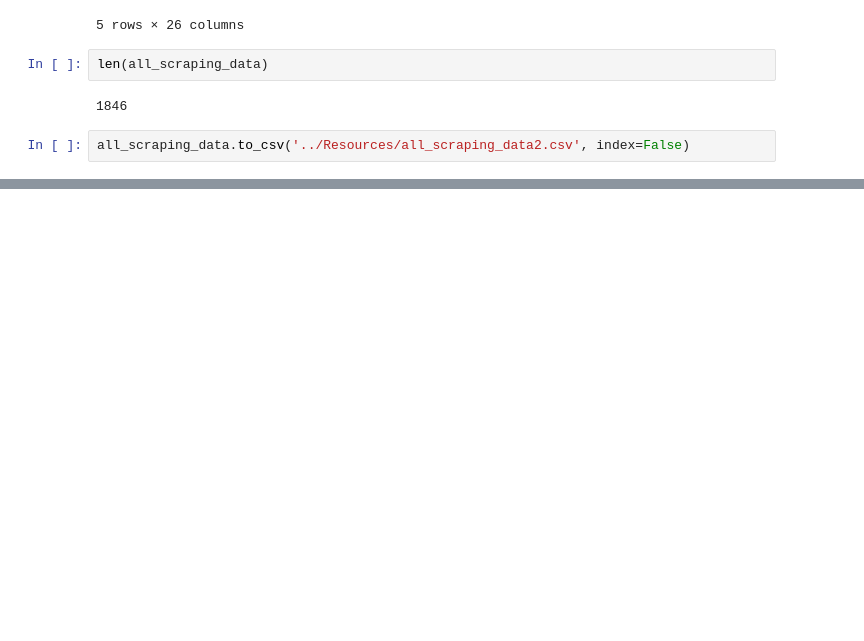
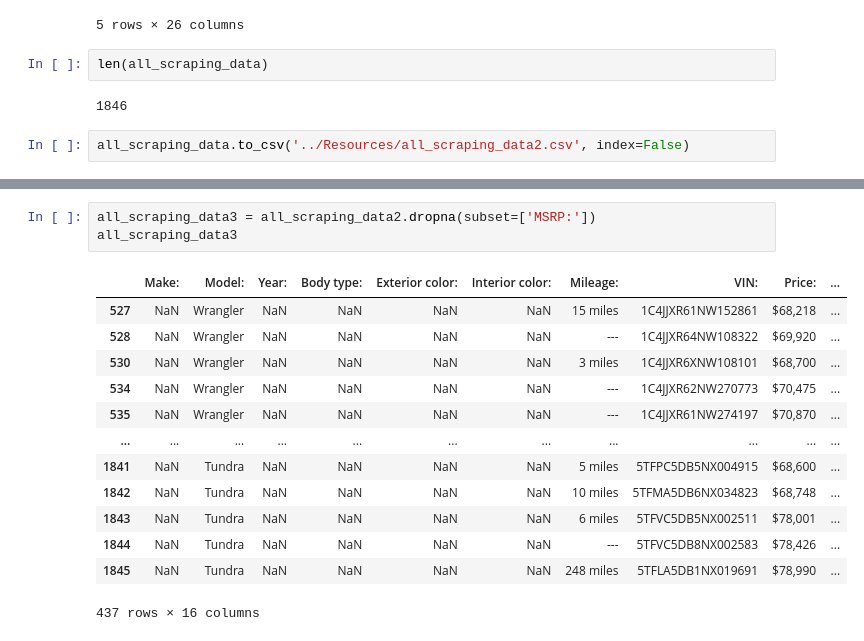
Before and after one commit to RL-Lane/Gouge, a Jupyter notebook: Notebooks/Scraping CSV's Merged.ipynb, the cells around one changed output, grey strips where cells are left out. Cells and saved outputs as stored; diff of their text form; blank space fills up the shorter version.

```diff
--- a/Notebooks/Scraping CSV's Merged.ipynb
+++ b/Notebooks/Scraping CSV's Merged.ipynb
@@ -226,0 +427,17 @@ all_scraping_data.to_csv('../Resources/all_scraping_data2.csv', index=False)
+# %%
+all_scraping_data3 = all_scraping_data2.dropna(subset=['MSRP:'])
+all_scraping_data3
+# %% [output]
+|  | Make: | Model: | Year: | Body type: | Exterior color: | Interior color: | Mileage: | VIN: | Price: | ... |
+| 527 | NaN | Wrangler | NaN | NaN | NaN | NaN | 15 miles | 1C4JJXR61NW152861 | $68,218 | ... |
+| 528 | NaN | Wrangler | NaN | NaN | NaN | NaN | --- | 1C4JJXR64NW108322 | $69,920 | ... |
+| 530 | NaN | Wrangler | NaN | NaN | NaN | NaN | 3 miles | 1C4JJXR6XNW108101 | $68,700 | ... |
+| 534 | NaN | Wrangler | NaN | NaN | NaN | NaN | --- | 1C4JJXR62NW270773 | $70,475 | ... |
+| 535 | NaN | Wrangler | NaN | NaN | NaN | NaN | --- | 1C4JJXR61NW274197 | $70,870 | ... |
+| ... | ... | ... | ... | ... | ... | ... | ... | ... | ... | ... |
+| 1841 | NaN | Tundra | NaN | NaN | NaN | NaN | 5 miles | 5TFPC5DB5NX004915 | $68,600 | ... |
+| 1842 | NaN | Tundra | NaN | NaN | NaN | NaN | 10 miles | 5TFMA5DB6NX034823 | $68,748 | ... |
+| 1843 | NaN | Tundra | NaN | NaN | NaN | NaN | 6 miles | 5TFVC5DB5NX002511 | $78,001 | ... |
+| 1844 | NaN | Tundra | NaN | NaN | NaN | NaN | --- | 5TFVC5DB8NX002583 | $78,426 | ... |
+| 1845 | NaN | Tundra | NaN | NaN | NaN | NaN | 248 miles | 5TFLA5DB1NX019691 | $78,990 | ... |
+437 rows × 16 columns
```
Also changed, not shown: parts of 26 cells of this notebook.
